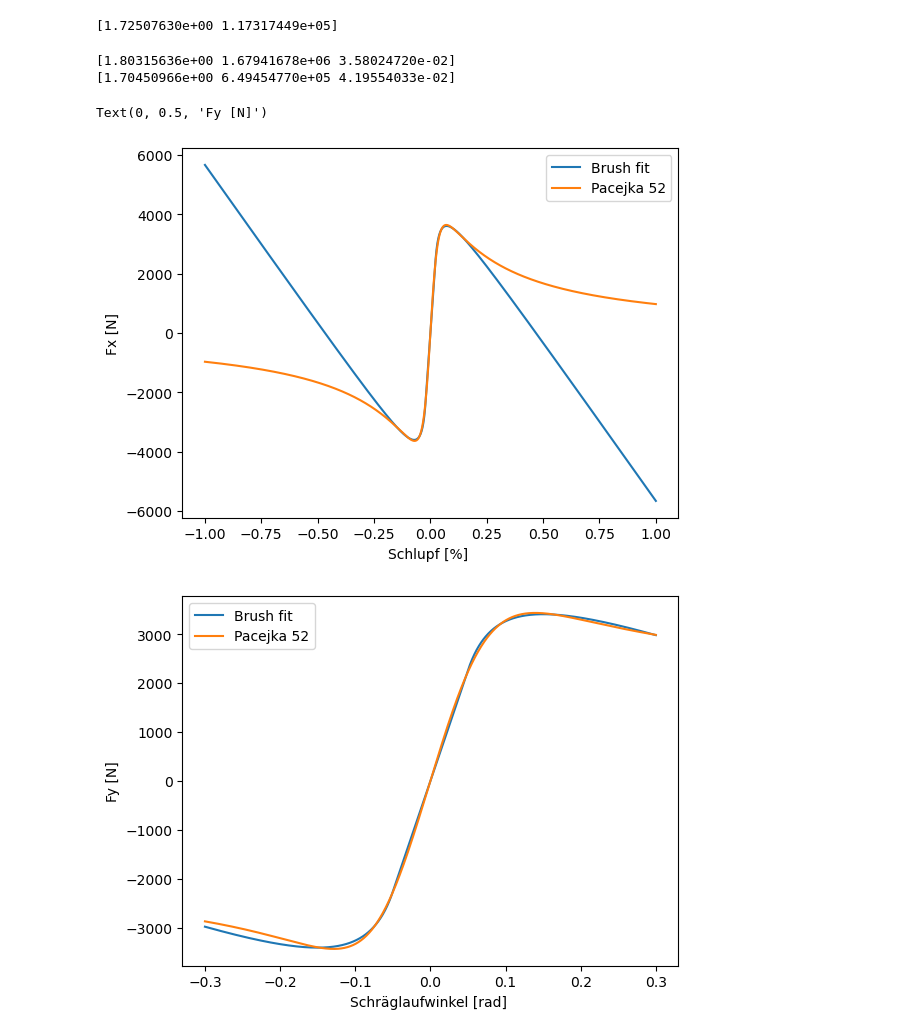
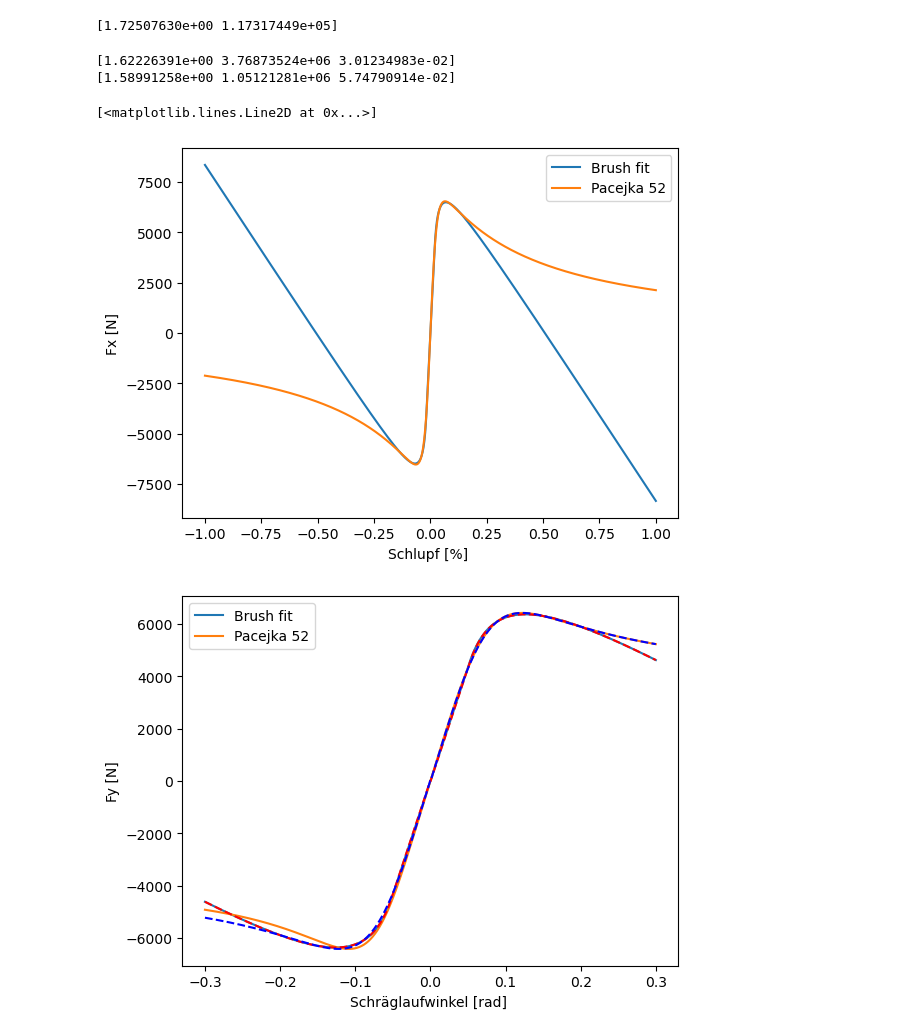
Before and after one commit to BenediktRuhland/SA-Tire-model, a Jupyter notebook: model/Brush_fit.ipynb, the cells around one changed output. Drawn from its saved outputs; the diff is of its cells as text; code cells hidden in the pictures.

```diff
--- a/model/Brush_fit.ipynb
+++ b/model/Brush_fit.ipynb
@@ -41,10 +41,11 @@ TypeError: brush_lat() missing 1 required positional argument: 'lam'
 #Fitting
 import scipy.optimize as opt
 from scipy.optimize import curve_fit
+import Pacejka52_Sv_Sh_0 as pa0
 #Pacejka 52
 IA = 0
 Fz0 = 3114
-Fz = 2000
+Fz = 4000
 
 Sx = np.linspace(0,0.15,1000)
 Sy = np.linspace(0,0.2,1000)
@@ -54,8 +55,8 @@ Syy = np.linspace(0,0.2,1000)
 params_Fx_init = [0.8, 36000, 0.04] # mu, kt, lamd
 params_Fy_init = [1.5, 1.10061960e+05, 0.04] # mu, Ca
 
-Fx_pa = pa52_0.Pacejka52_long(Fz,Sx,IA,Fz0)[0]
-Fy_pa = pa52_0.Pacejka52_lat(Fz,Sy,IA,Fz0)[0]
+Fx_pa = pa0.Pacejka52_long(Fz,Sx,IA,Fz0)[0]
+Fy_pa = pa0.Pacejka52_lat(Fz,Sy,IA,Fz0)[0]
 
 
 def Fx_br_func(Sx,mu,kt,lam):
@@ -93,34 +94,54 @@ print(Fy_br_params)
 # %%
 ##Darstellung fitting
 
 
 print(Fx_br_params)
 print(Fy_br_params)
 
 Sxx = np.linspace(-1,1,1000)
 Fxx = br.brush_long(Sxx,Fz, *Fx_br_params)
-Fxx_pa = pa52_0.Pacejka52_long(Fz,Sxx,IA,Fz0)[0]
+Fxx_pa = pa0.Pacejka52_long(Fz,Sxx,IA,Fz0)[0]
 
 plt.figure(1)
 plt.plot(Sxx,Fxx, label ="Brush fit")
 plt.plot(Sxx,Fxx_pa, label = "Pacejka 52")
 plt.legend()
 plt.xlabel("Schlupf [%] ")
 plt.ylabel("Fx [N]")
 
 Syy = np.linspace(-0.3,0.3,1000)
 Fyy = br.brush_long(Syy,Fz, *Fy_br_params)
-Fyy_pa = pa52_0.Pacejka52_lat(Fz,Syy,IA,Fz0)[0]
+Fyy_pa = pa0.Pacejka52_lat(Fz,Syy,IA,Fz0)[0]
 
 plt.figure(2)
 plt.plot(Syy,Fyy, label ="Brush fit")
 plt.plot(Syy,Fyy_pa, label = "Pacejka 52")
 plt.legend()
 plt.xlabel("Schräglaufwinkel [rad] ")
 plt.ylabel("Fy [N]")
+
+
+#Spaxx Sy
+Sy_s = np.linspace(0,0.3,500)
+Fy_s =br.brush_long(Sy_s,Fz, *Fy_br_params)
+Fy_ss = np.zeros(len(Fy_s))
+for i in range(0,len(Fy_ss)):
+    Fy_ss[i] = -Fy_s[499 - i]
+
+spax = np.concatenate((Fy_ss, Fy_s)) #np.array([x+y for x,y in zip(Fy_ss,Fy_s)])
+plt.plot(Syy,spax, 'r--')
+
+Sy_s1 = np.linspace(0,0.3,500)
+Fy_s1 = pa0.Pacejka52_lat(Fz,Sy_s1,IA,Fz0)[0]
+Fy_ss1 = np.zeros(len(Fy_s))
+for i in range(0,len(Fy_ss)):
+    Fy_ss1[i] = -Fy_s1[499 - i]
+
+spax1 = np.concatenate((Fy_ss1, Fy_s1)) #np.array([x+y for x,y in zip(Fy_ss,Fy_s)])
+plt.plot(Syy,spax1, 'b--')
 # %% [output]
-[1.80315636e+00 1.67941678e+06 3.58024720e-02]
-[1.70450966e+00 6.49454770e+05 4.19554033e-02]
+[1.62226391e+00 3.76873524e+06 3.01234983e-02]
+[1.58991258e+00 1.05121281e+06 5.74790914e-02]
-Text(0, 0.5, 'Fy [N]')
+[<matplotlib.lines.Line2D at 0x...>]
-[figure, old version]
+[figure, new version]
-[figure, old version]
+[figure, new version]
```
Also changed, not shown: parts of 2 cells of this notebook, 7 other files.
